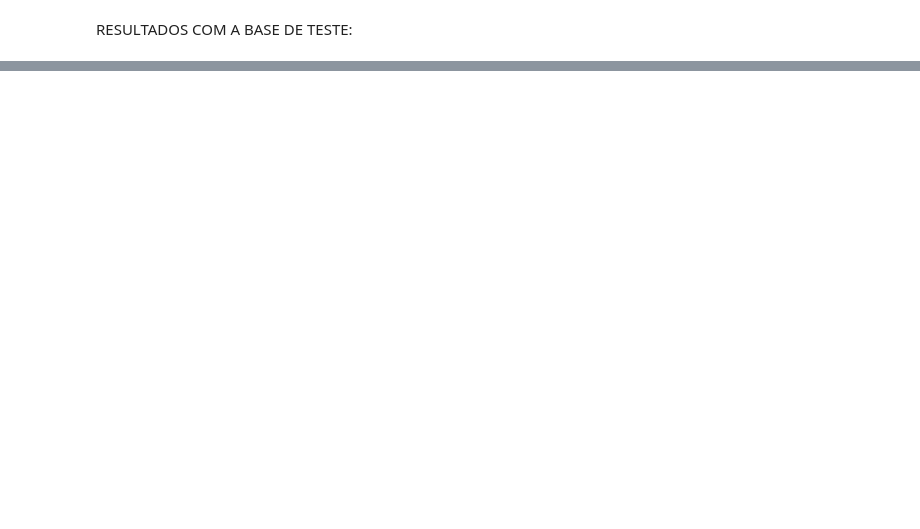
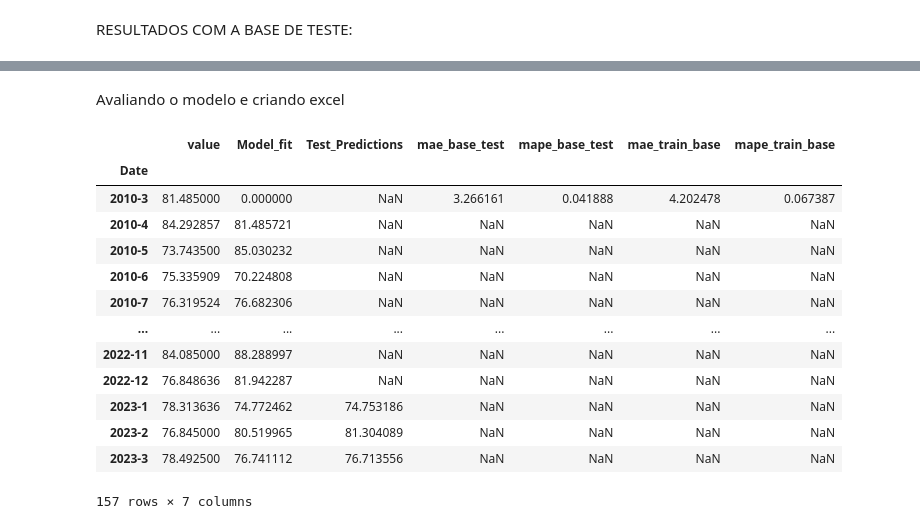
Before and after one commit to JulioCFagundes/Modeling-and-applying-ARIMA-AR-MA-models-in-finantial-time-series, a Jupyter notebook: ARMA_MODELS/ARIMA.ipynb, the cells around one changed output, grey strips where cells are left out. Saved outputs shown, nothing was run; the diff lists cells and outputs as text; code cells hidden in the pictures; blank space fills up the shorter version.

```diff
--- a/ARMA_MODELS/ARIMA.ipynb
+++ b/ARMA_MODELS/ARIMA.ipynb
@@ -152,0 +202,46 @@ sns.lineplot(ruido)
+# %% [markdown]
+Avaliando o modelo e criando excel
+# %%
+Avaliation = grouped_cd_series.copy()
+Avaliation.index = Avaliation.Date
+Avaliation.drop(columns=['Year', 'Month','Date'], inplace=True)
+Avaliation['Model_fit'] = model_fit.predict()
+Avaliation['Test_Predictions'] = [None for x in model_fit.predict()[3:]] + predictions
+
+mae_test = [mean_absolute_error(predictions,test)]
+mape_test = [mean_absolute_percentage_error(predictions,test)]
+mae_train_base = [mean_absolute_error(grouped_cd_series.value.values[1:],model_fit.predict()[1:])]
+mape_train_base = [mean_absolute_percentage_error(grouped_cd_series.value.values[1:],model_fit.predict()[1:])]
+
+
+mae_test_list = mae_test + [None for i in range(len(Avaliation.value.values)-1)]
+mape_test_list = mape_test + [None for i in range(len(Avaliation.value.values)-1)]
+
+mae_train_list = mae_train_base + [None for i in range(len(Avaliation.value.values)-1)]
+mape_train_list = mape_train_base + [None for i in range(len(Avaliation.value.values)-1)]
+
+Avaliation['mae_base_test'] = mae_test_list
+Avaliation['mape_base_test'] = mape_test_list
+Avaliation['mae_train_base'] = mae_train_list
+Avaliation['mape_train_base'] = mape_train_list
+
+
+
+
+Avaliation
+# Avaliation.to_csv(f'ARIMA{best_config}.csv', header=True, index=True)
+# %% [output]
+|  | value | Model_fit | Test_Predictions | mae_base_test | mape_base_test | mae_train_base | mape_train_base |
+| Date |  |  |  |  |  |  |  |
+| 2010-3 | 81.485000 | 0.000000 | NaN | 3.266161 | 0.041888 | 4.202478 | 0.067387 |
+| 2010-4 | 84.292857 | 81.485721 | NaN | NaN | NaN | NaN | NaN |
+| 2010-5 | 73.743500 | 85.030232 | NaN | NaN | NaN | NaN | NaN |
+| 2010-6 | 75.335909 | 70.224808 | NaN | NaN | NaN | NaN | NaN |
+| 2010-7 | 76.319524 | 76.682306 | NaN | NaN | NaN | NaN | NaN |
+| ... | ... | ... | ... | ... | ... | ... | ... |
+| 2022-11 | 84.085000 | 88.288997 | NaN | NaN | NaN | NaN | NaN |
+| 2022-12 | 76.848636 | 81.942287 | NaN | NaN | NaN | NaN | NaN |
+| 2023-1 | 78.313636 | 74.772462 | 74.753186 | NaN | NaN | NaN | NaN |
+| 2023-2 | 76.845000 | 80.519965 | 81.304089 | NaN | NaN | NaN | NaN |
+| 2023-3 | 78.492500 | 76.741112 | 76.713556 | NaN | NaN | NaN | NaN |
+157 rows × 7 columns
```
Also changed, not shown: parts of 18 cells of this notebook, 6 other files.
